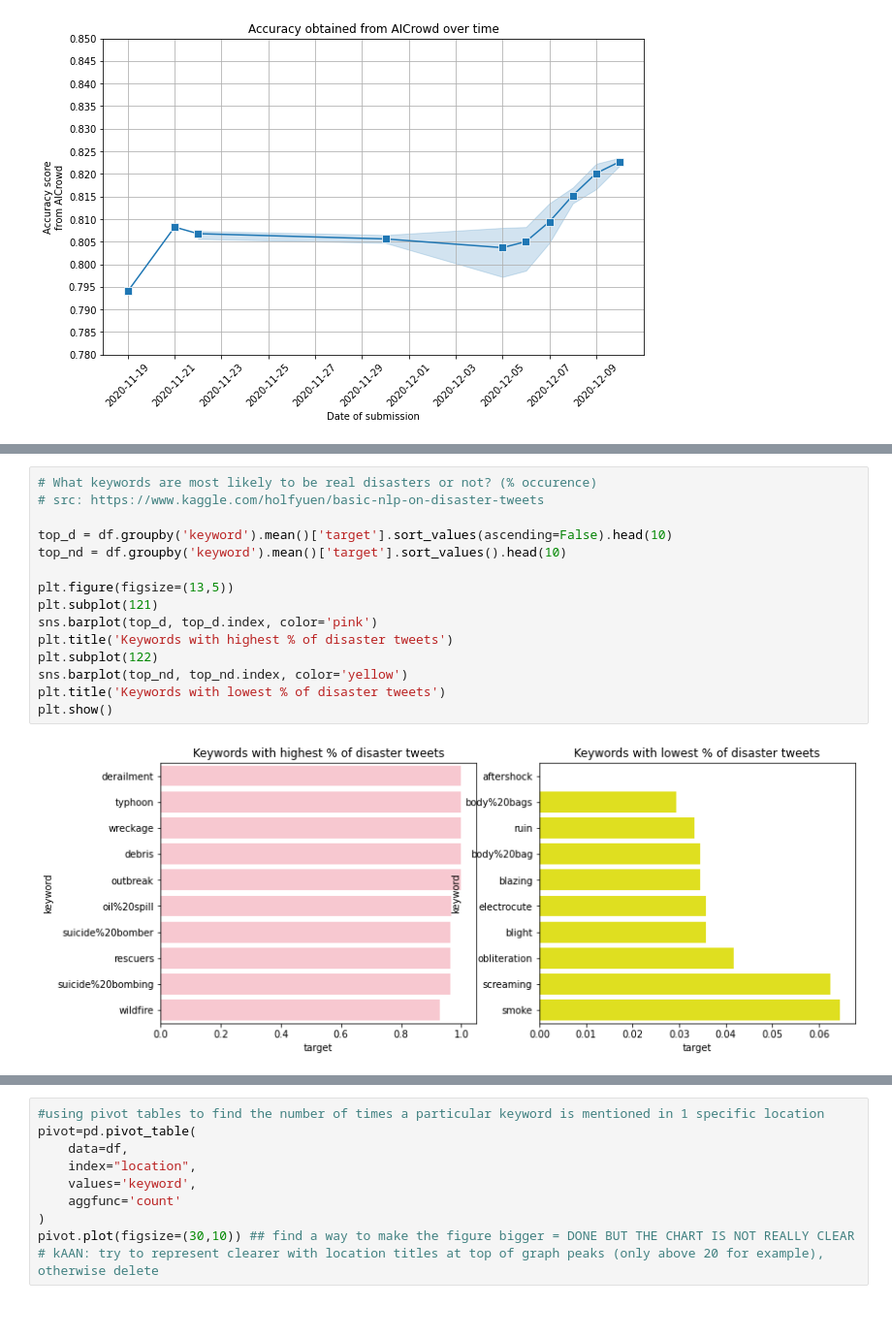
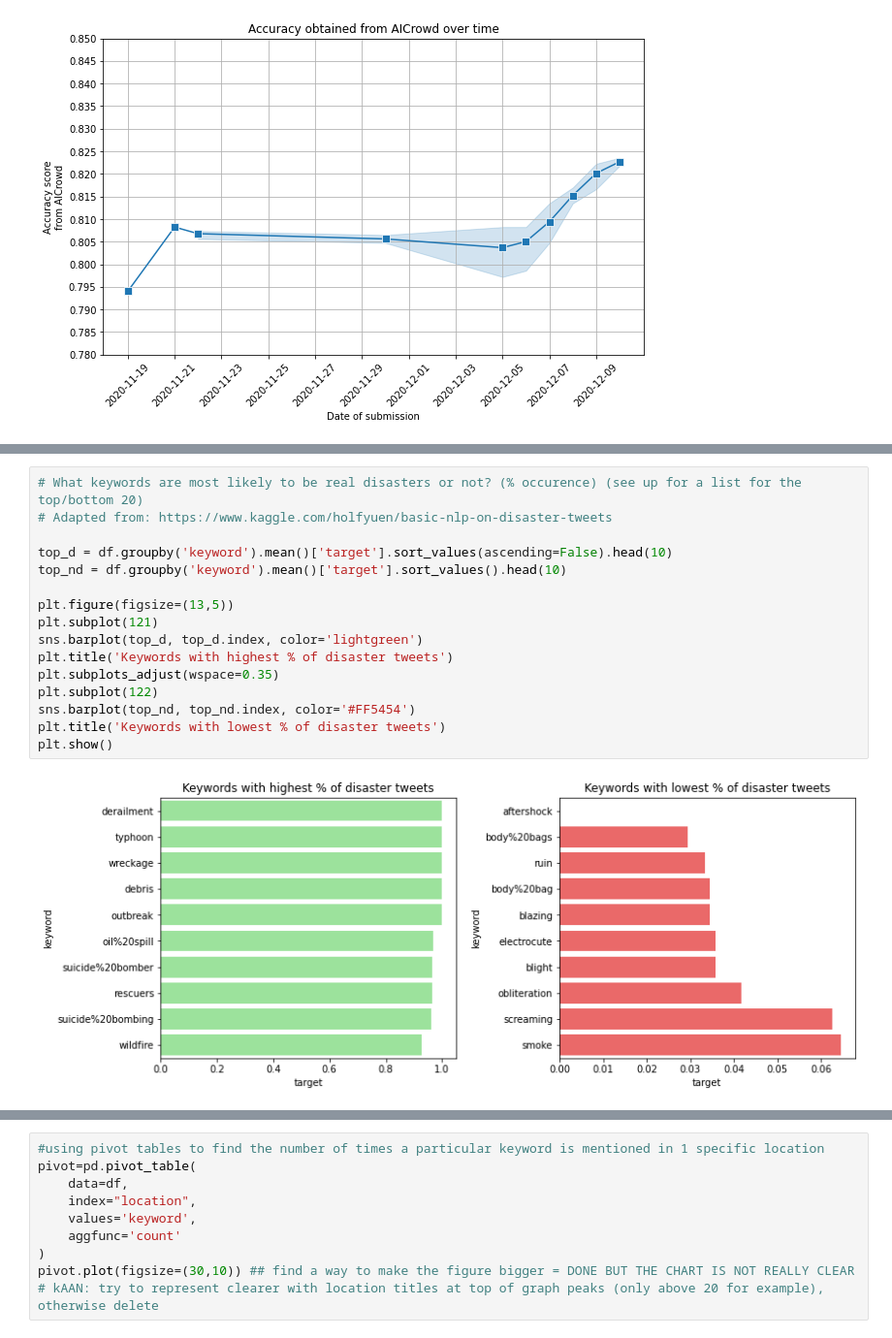
Before and after one commit to KVVisDon/Data-Mining-Project, a Jupyter notebook: code/Team_Microsoft.ipynb, the cells around one changed output, grey strips where cells are left out. Shown at 97% size. Saved outputs shown, nothing was run; the diff lists cells and outputs as text.

```diff
--- a/code/Team_Microsoft.ipynb
+++ b/code/Team_Microsoft.ipynb
@@ -226,19 +256,20 @@ plt.show()
 # %%
-# What keywords are most likely to be real disasters or not? (% occurence)
-# src: https://www.kaggle.com/holfyuen/basic-nlp-on-disaster-tweets
+# What keywords are most likely to be real disasters or not? (% occurence) (see up for a list for the top/bottom 20)
+# Adapted from: https://www.kaggle.com/holfyuen/basic-nlp-on-disaster-tweets
 
 top_d = df.groupby('keyword').mean()['target'].sort_values(ascending=False).head(10)
 top_nd = df.groupby('keyword').mean()['target'].sort_values().head(10)
 
 plt.figure(figsize=(13,5))
 plt.subplot(121)
-sns.barplot(top_d, top_d.index, color='pink')
+sns.barplot(top_d, top_d.index, color='lightgreen')
 plt.title('Keywords with highest % of disaster tweets')
+plt.subplots_adjust(wspace=0.35)
 plt.subplot(122)
-sns.barplot(top_nd, top_nd.index, color='yellow')
+sns.barplot(top_nd, top_nd.index, color='#FF5454')
 plt.title('Keywords with lowest % of disaster tweets')
 plt.show()
 # %% [output]
-[figure, old version]
+[figure, new version]
 # %%
 # What are the most popular locations?
```
Also changed, not shown: parts of 7 cells of this notebook.
